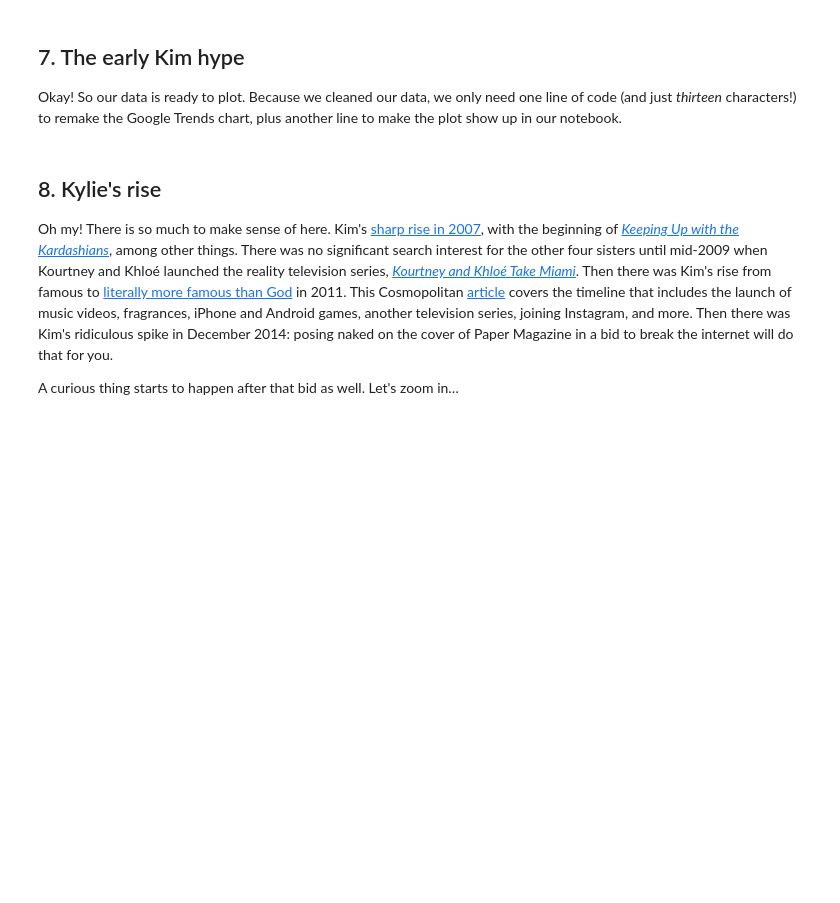
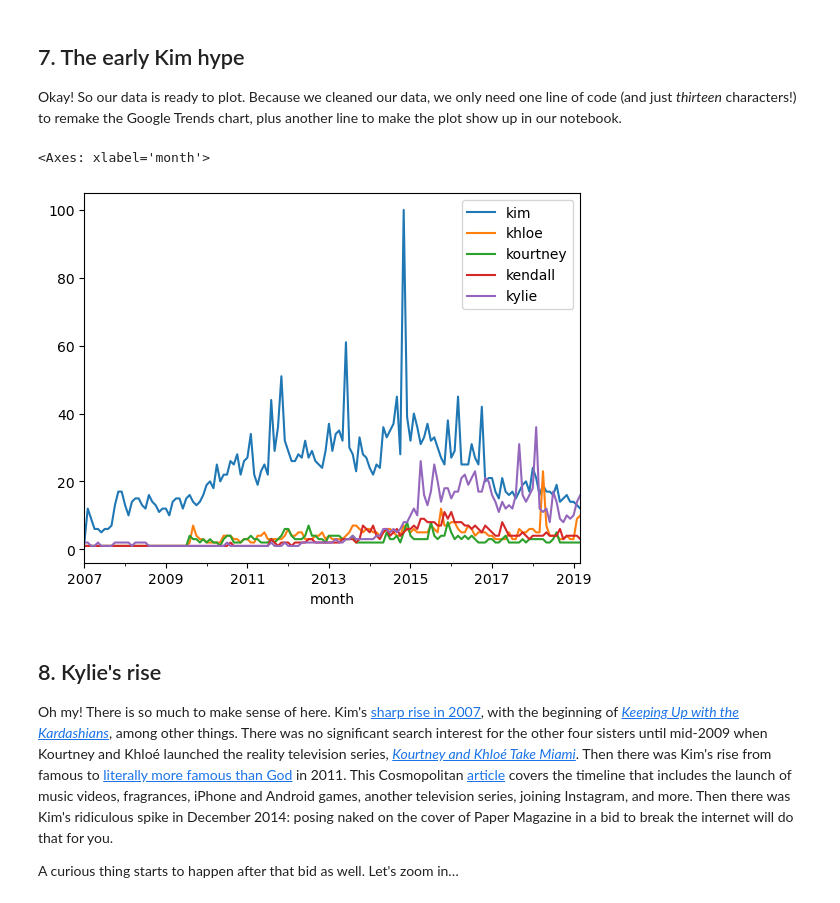
Before and after one commit to JeremyTallant/search_interest, a Jupyter notebook: google_trends.ipynb, the cells around one changed output. Saved outputs shown, nothing was run; the diff lists cells and outputs as text; code cells hidden in the pictures; blank space fills up the shorter version.

```diff
--- a/google_trends.ipynb
+++ b/google_trends.ipynb
@@ -160,8 +160,11 @@ trends.head()
 <p>Okay! So our data is ready to plot. Because we cleaned our data, we only need one line of code (and just <em>thirteen</em> characters!) to remake the Google Trends chart, plus another line to make the plot show up in our notebook.</p>
 # %%
 # Plot search interest vs. month
-# ... YOUR CODE FOR TASK 7 ...
-# ... YOUR CODE FOR TASK 7 ...
+%matplotlib inline
+trends.plot()
+# %% [output]
+<Axes: xlabel='month'>
+[figure, added]
 # %% [markdown]
 ## 8. Kylie's rise
 <p>Oh my! There is so much to make sense of here. Kim's <a href="https://en.wikipedia.org/wiki/Kim_Kardashian#2007%E2%80%932009:_Breakthrough_with_reality_television">sharp rise in 2007</a>, with the beginning of <a href="https://en.wikipedia.org/wiki/Keeping_Up_with_the_Kardashians"><em>Keeping Up with the Kardashians</em></a>, among other things. There was no significant search interest for the other four sisters until mid-2009 when Kourtney and Khloé launched the reality television series, <a href="https://en.wikipedia.org/wiki/Kourtney_and_Kim_Take_Miami"><em>Kourtney and Khloé Take Miami</em></a>. Then there was Kim's rise from famous to <a href="https://trends.google.com/trends/explore?date=all&geo=US&q=%2Fm%2F0261x8t,%2Fm%2F0d05l6">literally more famous than God</a> in 2011. This Cosmopolitan <a href="https://www.cosmopolitan.com/uk/entertainment/a12464842/who-is-kim-kardashian/">article</a> covers the timeline that includes the launch of music videos, fragrances,  iPhone and Android games, another television series, joining Instagram, and more. Then there was Kim's ridiculous spike in December 2014: posing naked on the cover of Paper Magazine in a bid to break the internet will do that for you.</p>
```
